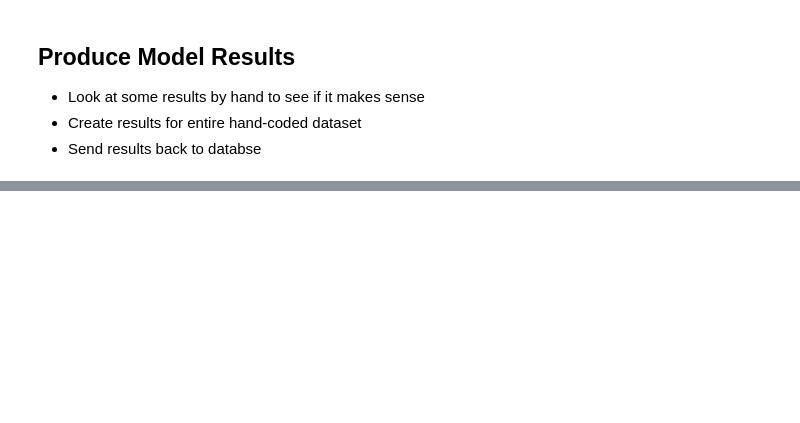
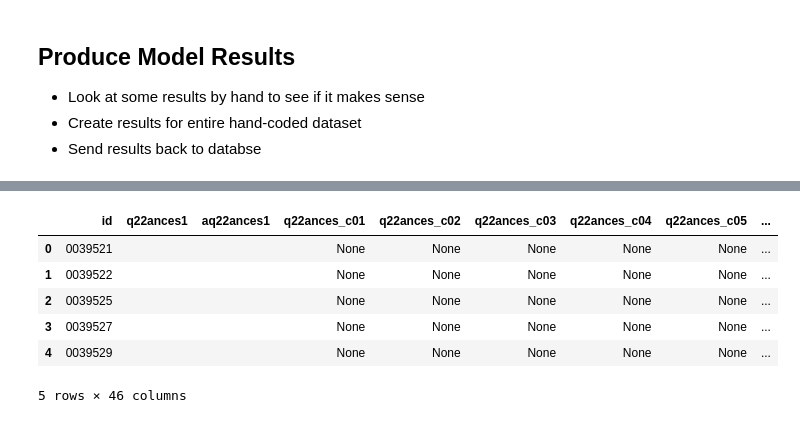
Before and after one commit to bcgov/demo-nlp, a Jupyter notebook: notebooks/create_model_q22.ipynb, the cells around one changed output, grey strips where cells are left out. Cells and saved outputs as stored; diff of their text form; code cells hidden in the pictures; blank space fills up the shorter version.

```diff
--- a/notebooks/create_model_q22.ipynb
+++ b/notebooks/create_model_q22.ipynb
@@ -333,0 +456,10 @@ model.list_classes(sentence, code_df_long, clf, spellcheck=True)
+# %%
+df_open.head()
+# %% [output]
+|  | id | q22ances1 | aq22ances1 | q22ances_c01 | q22ances_c02 | q22ances_c03 | q22ances_c04 | q22ances_c05 | ... |
+| 0 | 0039521 |  |  | None | None | None | None | None | ... |
+| 1 | 0039522 |  |  | None | None | None | None | None | ... |
+| 2 | 0039525 |  |  | None | None | None | None | None | ... |
+| 3 | 0039527 |  |  | None | None | None | None | None | ... |
+| 4 | 0039529 |  |  | None | None | None | None | None | ... |
+5 rows × 46 columns
```
Also changed, not shown: parts of 36 cells of this notebook, 5 other files.
